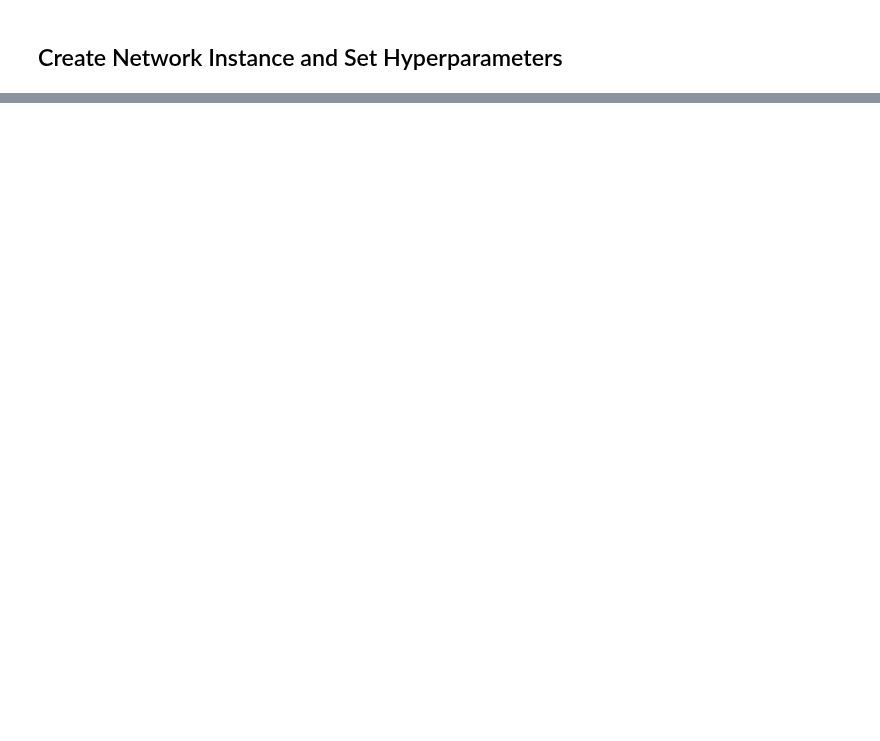
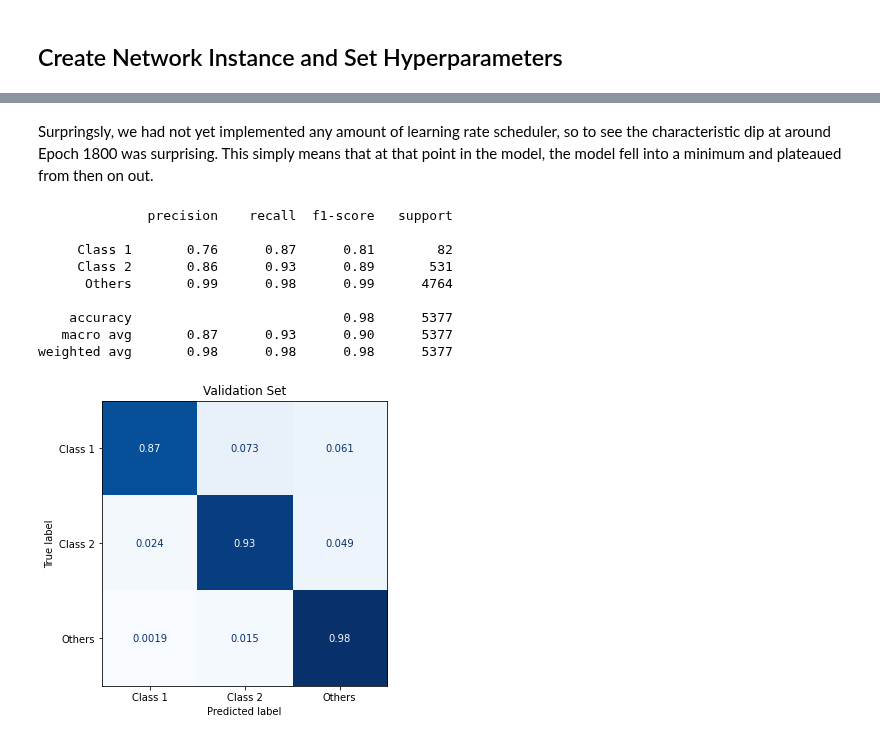
Before and after one commit to bcrompvoets/Random, a Jupyter notebook: Final_Project.ipynb, the cells around one changed output, grey strips where cells are left out. Saved outputs shown, nothing was run; the diff lists cells and outputs as text; code cells hidden in the pictures; blank space fills up the shorter version.

```diff
--- a/Final_Project.ipynb
+++ b/Final_Project.ipynb
@@ -646,0 +660,9 @@ plt.show()
+# %%
+# create nn instance
+BaseNN = BaseMLP(8, 20, 3)
+# load in saved state of network
+loadpath = datadir+'Final_CSplit_4e-2_Settings'
+BaseNN.load_state_dict(torch.load(loadpath, map_location=device))
+
+# compute validation results
+val_loss, val_accuracy, val_predictions, val_truth_values = validate(BaseNN, val_loader, device)
@@ -646,0 +673,23 @@ plt.show()
+# %% [markdown]
+Surpringsly, we had not yet implemented any amount of learning rate scheduler, so to see the characteristic dip at around Epoch 1800 was surprising. This simply means that at that point in the model, the model fell into a minimum and plateaued from then on out.
+# %%
+# print classification report
+print(classification_report(val_truth_values, val_predictions, target_names=custom_labs))
+
+# plotting Confusion Matrix and saving
+fig, ax = plt.subplots(figsize=(5,5))
+ConfusionMatrixDisplay.from_predictions(val_truth_values, val_predictions, ax = ax, normalize='true', cmap=cm_blues, display_labels=custom_labs, colorbar=False)
+ax.set_title('Validation Set')
+plt.tight_layout()
+plt.show()
+# %% [output]
+              precision    recall  f1-score   support
+
+     Class 1       0.76      0.87      0.81        82
+     Class 2       0.86      0.93      0.89       531
+      Others       0.99      0.98      0.99      4764
+
+    accuracy                           0.98      5377
+   macro avg       0.87      0.93      0.90      5377
+weighted avg       0.98      0.98      0.98      5377
+[figure, added]
```
Also changed, not shown: parts of 35 cells of this notebook, 5 other files.
